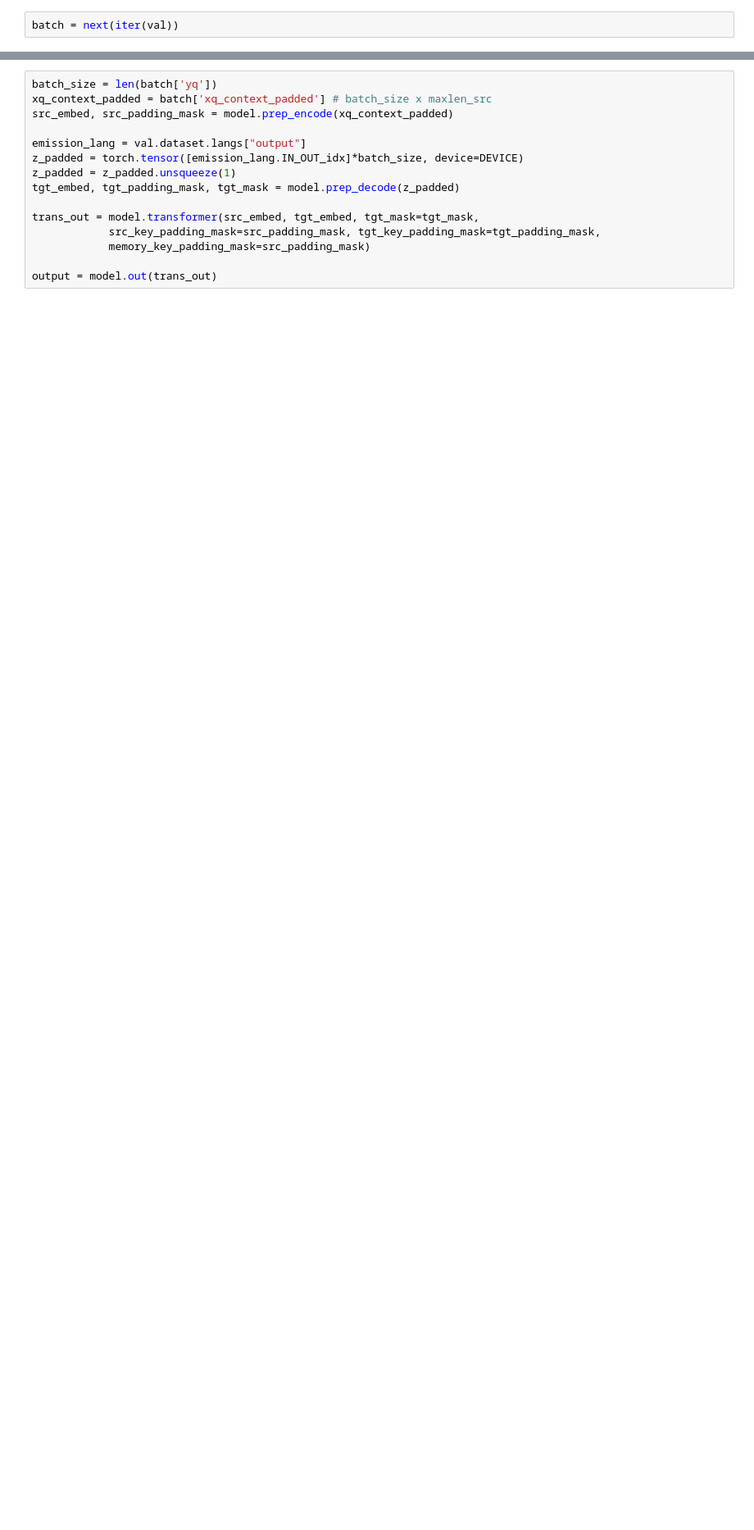
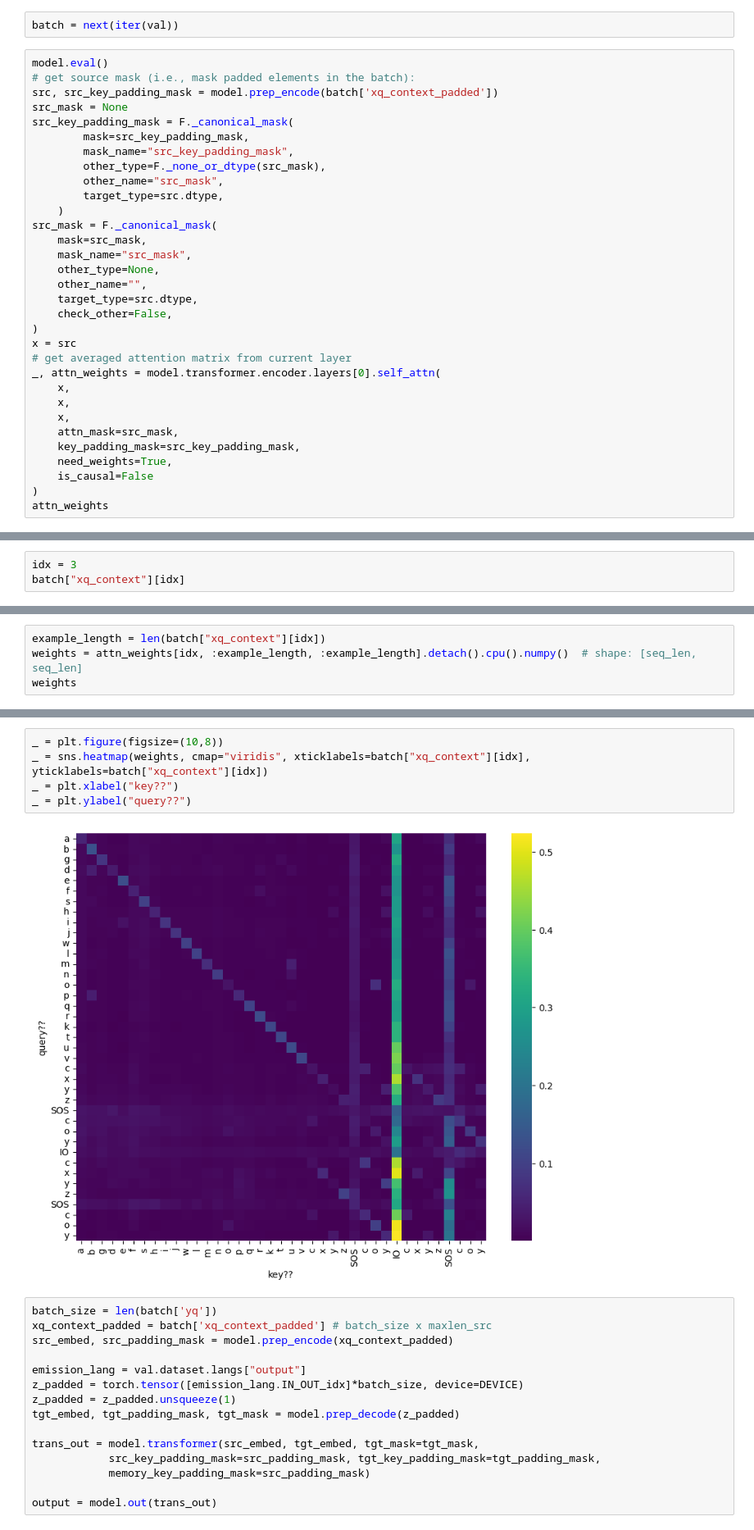
Before and after one commit to philipp-hellwig/MLC-letter-string-analogies, a Jupyter notebook: attention_probing.ipynb, the cells around one changed output, grey strips where cells are left out. Shown: that part at 82% size. Saved outputs shown, nothing was run; the diff lists cells and outputs as text; blank space fills up the shorter version.

```diff
--- a/attention_probing.ipynb
+++ b/attention_probing.ipynb
@@ -13,2 +32,34 @@ FileNotFoundError: [Errno 2] No such file or directory: 'models/MLC_all_trans_st
 # %%
 batch = next(iter(val))
+# %%
+model.eval()
+# get source mask (i.e., mask padded elements in the batch):
+src, src_key_padding_mask = model.prep_encode(batch['xq_context_padded'])
+src_mask = None
+src_key_padding_mask = F._canonical_mask(
+        mask=src_key_padding_mask,
+        mask_name="src_key_padding_mask",
+        other_type=F._none_or_dtype(src_mask),
+        other_name="src_mask",
+        target_type=src.dtype,
+    )
+src_mask = F._canonical_mask(
+    mask=src_mask,
+    mask_name="src_mask",
+    other_type=None,
+    other_name="",
+    target_type=src.dtype,
+    check_other=False,
+)
+x = src
+# get averaged attention matrix from current layer
+_, attn_weights = model.transformer.encoder.layers[0].self_attn(
+    x,
+    x,
+    x,
+    attn_mask=src_mask,
+    key_padding_mask=src_key_padding_mask,
+    need_weights=True,
+    is_causal=False
+)
+attn_weights
@@ -14,0 +88,3 @@ batch = next(iter(val))
+# %%
+idx = 3
+batch["xq_context"][idx]
@@ -14,0 +109,4 @@ batch = next(iter(val))
+# %%
+example_length = len(batch["xq_context"][idx])
+weights = attn_weights[idx, :example_length, :example_length].detach().cpu().numpy()  # shape: [seq_len, seq_len]
+weights
@@ -15,3 +176,10 @@ batch = next(iter(val))
+# %%
+_ = plt.figure(figsize=(10,8))
+_ = sns.heatmap(weights, cmap="viridis", xticklabels=batch["xq_context"][idx], yticklabels=batch["xq_context"][idx])
+_ = plt.xlabel("key??")
+_ = plt.ylabel("query??")
+# %% [output]
+[figure, added]
 # %%
 batch_size = len(batch['yq'])
 xq_context_padded = batch['xq_context_padded'] # batch_size x maxlen_src
```
Also changed, not shown: parts of 15 cells of this notebook, 9 other files.
